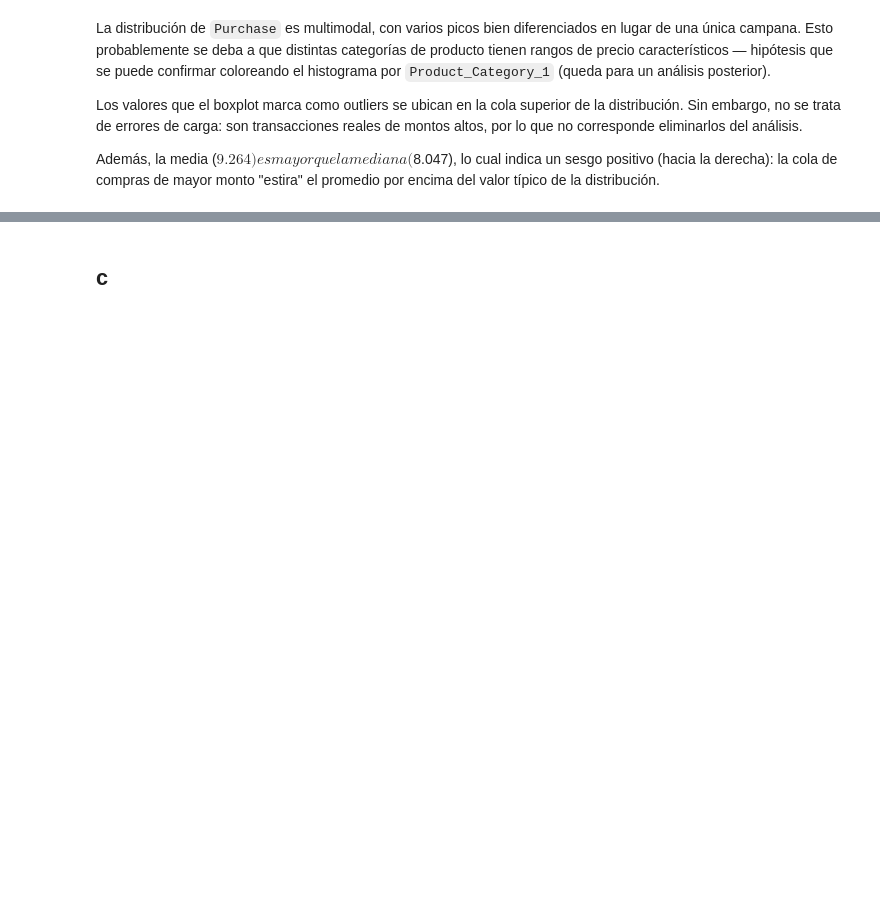
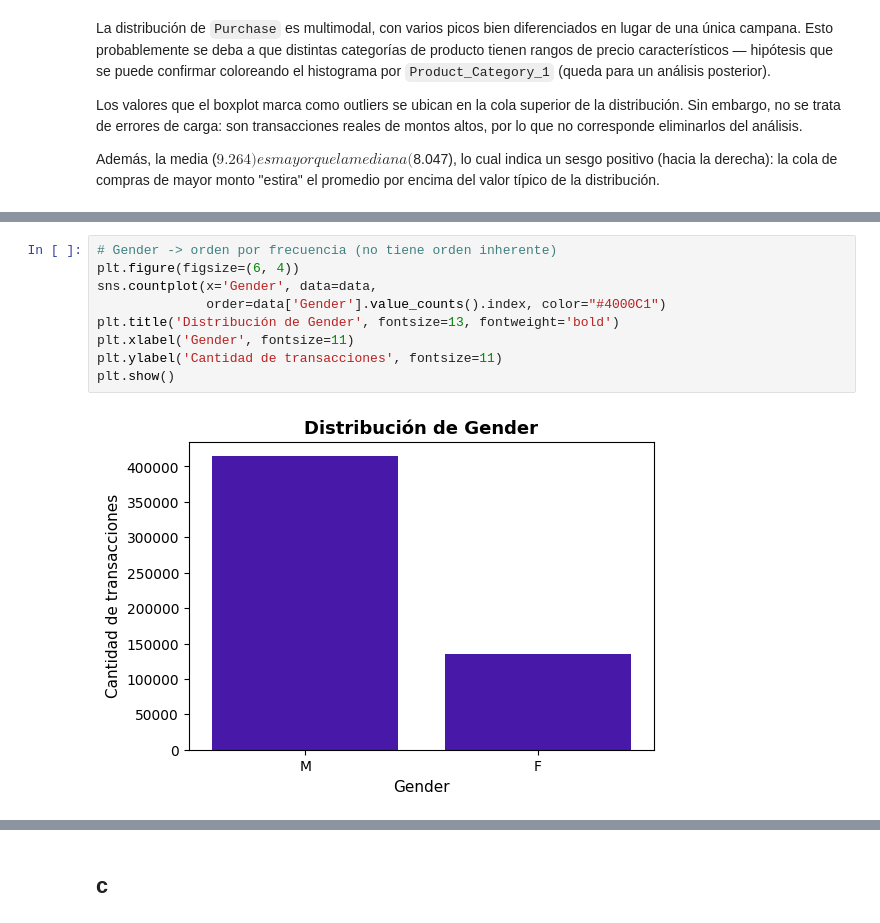
Before and after one commit to RafaelPigata/RP_blackfriday_sales_prediction, a Jupyter notebook: TP1.ipynb, the cells around one changed output, grey strips where cells are left out. Drawn from its saved outputs; the diff is of its cells as text; blank space fills up the shorter version.

```diff
--- a/TP1.ipynb
+++ b/TP1.ipynb
@@ -249,0 +280,11 @@ Además, la media ($9.264) es mayor que la mediana ($8.047), lo cual indica un s
+# %%
+# Gender -> orden por frecuencia (no tiene orden inherente)
+plt.figure(figsize=(6, 4))
+sns.countplot(x='Gender', data=data,
+              order=data['Gender'].value_counts().index, color="#4000C1")
+plt.title('Distribución de Gender', fontsize=13, fontweight='bold')
+plt.xlabel('Gender', fontsize=11)
+plt.ylabel('Cantidad de transacciones', fontsize=11)
+plt.show()
+# %% [output]
+[figure, added]
```
Also changed, not shown: parts of 14 cells of this notebook.
